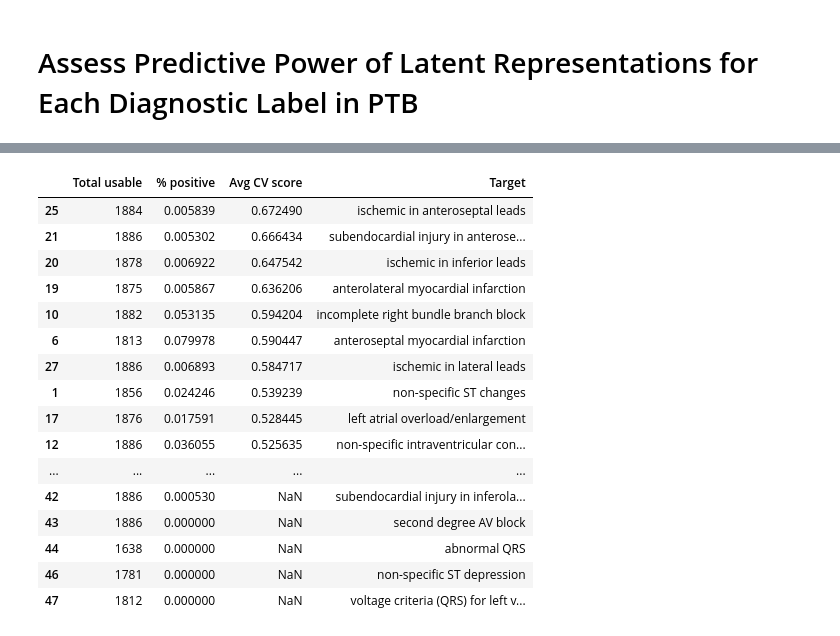
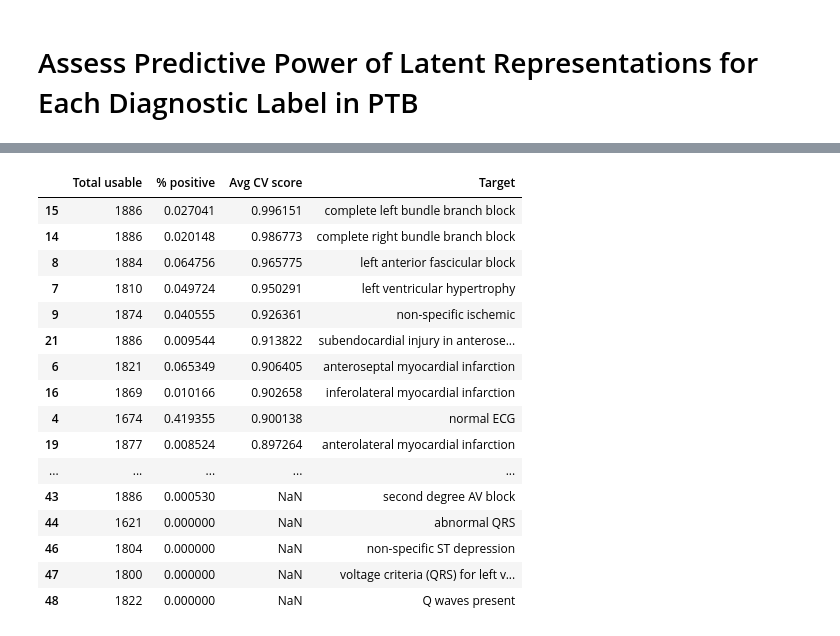
Before and after one commit to isears/ptbxlae, a Jupyter notebook: notebooks/eval_pipeline.ipynb, the cells around one changed output, grey strips where cells are left out. Cells and saved outputs as stored; diff of their text form; code cells hidden in the pictures.

Commit message:
Update eval pipeline

```diff
--- a/notebooks/eval_pipeline.ipynb
+++ b/notebooks/eval_pipeline.ipynb
@@ -41,0 +16,35 @@ latent_df
+# %%
+dm = SingleCycleCachedDM(cache_folder="../cache/singlecycle_data")
+dm.setup(stage="test")
+metadata = dm.test_ds.dataset.metadata
+
+torch.no_grad()
+m = SingleCycleConvVAE.load_from_checkpoint('../cache/savedmodels/last-v2.ckpt').eval()
+m.cpu()
+
+latent_dicts = list()
+
+collected_latents = list()
+
+for test_index in tqdm(dm.test_ds.indices):
+    pid = dm.test_ds.dataset.patient_ids[test_index]
+    patient_dir = f"../cache/singlecycle_data/{pid}"
+
+    # For purposes of testing, only consider first ecg in patient directory
+    ecg_id = os.listdir(patient_dir)[0]
+    ecg_dir = f"{patient_dir}/{ecg_id}"
+    cycles = os.listdir(ecg_dir)
+
+    batched_cycles = np.stack([pd.read_parquet(f"{ecg_dir}/{c}").to_numpy().transpose() for c in cycles])
+
+    latent_representations = m.encode(torch.Tensor(batched_cycles)).mean(dim=0).detach()
+
+    labeled_series = pd.Series(data=latent_representations, index=[f'latent_{x}' for x in range(0, m.latent_dim)])
+    labeled_series['ecg_id'] = int(ecg_id)
+    # labeled_series['patient_id'] = int(pid)
+
+    collected_latents.append(labeled_series)
+
+
+latent_df = pd.concat(collected_latents, axis=1).T.set_index('ecg_id')
+latent_df
@@ -67,3 +92,7 @@ def eval_predictive_power_binary_outcome(x, y):
         return ret
 # %% [markdown]
 # Assess Predictive Power of Latent Representations for Each Diagnostic Label in PTB
+# %%
+metadata = dm.test_ds.dataset.metadata
+combined_df = pd.merge(latent_df, metadata, how='left', left_index=True, right_index=True)
+combined_df
@@ -70,48 +114,44 @@ def eval_predictive_power_binary_outcome(x, y):
 # %%
 import ast
-
-dm.setup(stage="test")
-metadata = dm.test_ds.dataset.metadata.iloc[dm.test_ds.indices].reset_index()
 
 all_scps = pd.read_csv("../data/scp_statements.csv", index_col=0)
 
 def ptb_val_to_pseudobinary_label(scp_code_of_interest: str, this_recording_scp_codes: str):
     if scp_code_of_interest not in this_recording_scp_codes.keys():
         return 0.0
     elif scp_code_of_interest in this_recording_scp_codes.keys() and this_recording_scp_codes[scp_code_of_interest] == 100.0:
         return 1.0
     else:
         return float('nan')
 
-combined_df = pd.concat([metadata, latent_df], axis=1)
 
 results = list()
 for scp_code in tqdm(all_scps.index.to_list()):
     combined_df[f'scp.{scp_code}'] = combined_df['scp_codes'].apply(lambda codes: ptb_val_to_pseudobinary_label(scp_code, ast.literal_eval(codes)))
     relevant_df = combined_df[~combined_df[f'scp.{scp_code}'].isna()]
 
     res = eval_predictive_power_binary_outcome(relevant_df[latent_df.columns], relevant_df[f'scp.{scp_code}'])
     res['Target'] = all_scps.loc[scp_code]['description']
     results.append(res)
 
 
 results_df = pd.DataFrame.from_records(results)
 results_df.nlargest(n=50, columns=['Avg CV score'])
 # %% [output]
 |  | Total usable | % positive | Avg CV score | Target |
-| 25 | 1884 | 0.005839 | 0.672490 | ischemic in anteroseptal leads |
-| 21 | 1886 | 0.005302 | 0.666434 | subendocardial injury in anterose... |
-| 20 | 1878 | 0.006922 | 0.647542 | ischemic in inferior leads |
-| 19 | 1875 | 0.005867 | 0.636206 | anterolateral myocardial infarction |
-| 10 | 1882 | 0.053135 | 0.594204 | incomplete right bundle branch block |
-| 6 | 1813 | 0.079978 | 0.590447 | anteroseptal myocardial infarction |
-| 27 | 1886 | 0.006893 | 0.584717 | ischemic in lateral leads |
-| 1 | 1856 | 0.024246 | 0.539239 | non-specific ST changes |
-| 17 | 1876 | 0.017591 | 0.528445 | left atrial overload/enlargement |
-| 12 | 1886 | 0.036055 | 0.525635 | non-specific intraventricular con... |
+| 15 | 1886 | 0.027041 | 0.996151 | complete left bundle branch block |
+| 14 | 1886 | 0.020148 | 0.986773 | complete right bundle branch block |
+| 8 | 1884 | 0.064756 | 0.965775 | left anterior fascicular block |
+| 7 | 1810 | 0.049724 | 0.950291 | left ventricular hypertrophy |
+| 9 | 1874 | 0.040555 | 0.926361 | non-specific ischemic |
+| 21 | 1886 | 0.009544 | 0.913822 | subendocardial injury in anterose... |
+| 6 | 1821 | 0.065349 | 0.906405 | anteroseptal myocardial infarction |
+| 16 | 1869 | 0.010166 | 0.902658 | inferolateral myocardial infarction |
+| 4 | 1674 | 0.419355 | 0.900138 | normal ECG |
+| 19 | 1877 | 0.008524 | 0.897264 | anterolateral myocardial infarction |
 | ... | ... | ... | ... | ... |
-| 42 | 1886 | 0.000530 | NaN | subendocardial injury in inferola... |
-| 43 | 1886 | 0.000000 | NaN | second degree AV block |
-| 44 | 1638 | 0.000000 | NaN | abnormal QRS |
-| 46 | 1781 | 0.000000 | NaN | non-specific ST depression |
-| 47 | 1812 | 0.000000 | NaN | voltage criteria (QRS) for left v... |
+| 43 | 1886 | 0.000530 | NaN | second degree AV block |
+| 44 | 1621 | 0.000000 | NaN | abnormal QRS |
+| 46 | 1804 | 0.000000 | NaN | non-specific ST depression |
+| 47 | 1800 | 0.000000 | NaN | voltage criteria (QRS) for left v... |
+| 48 | 1822 | 0.000000 | NaN | Q waves present |
```
Also changed, not shown: parts of 5 cells of this notebook, 3 other files.
